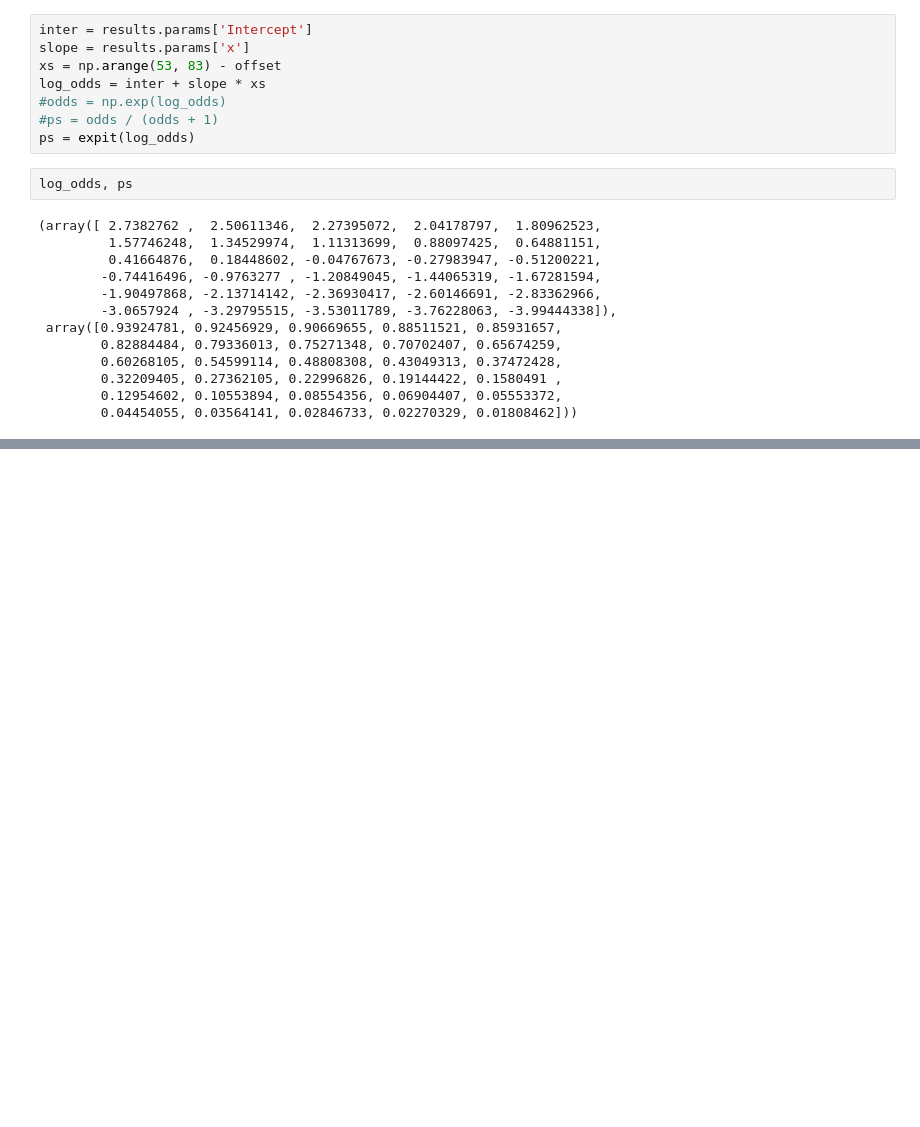
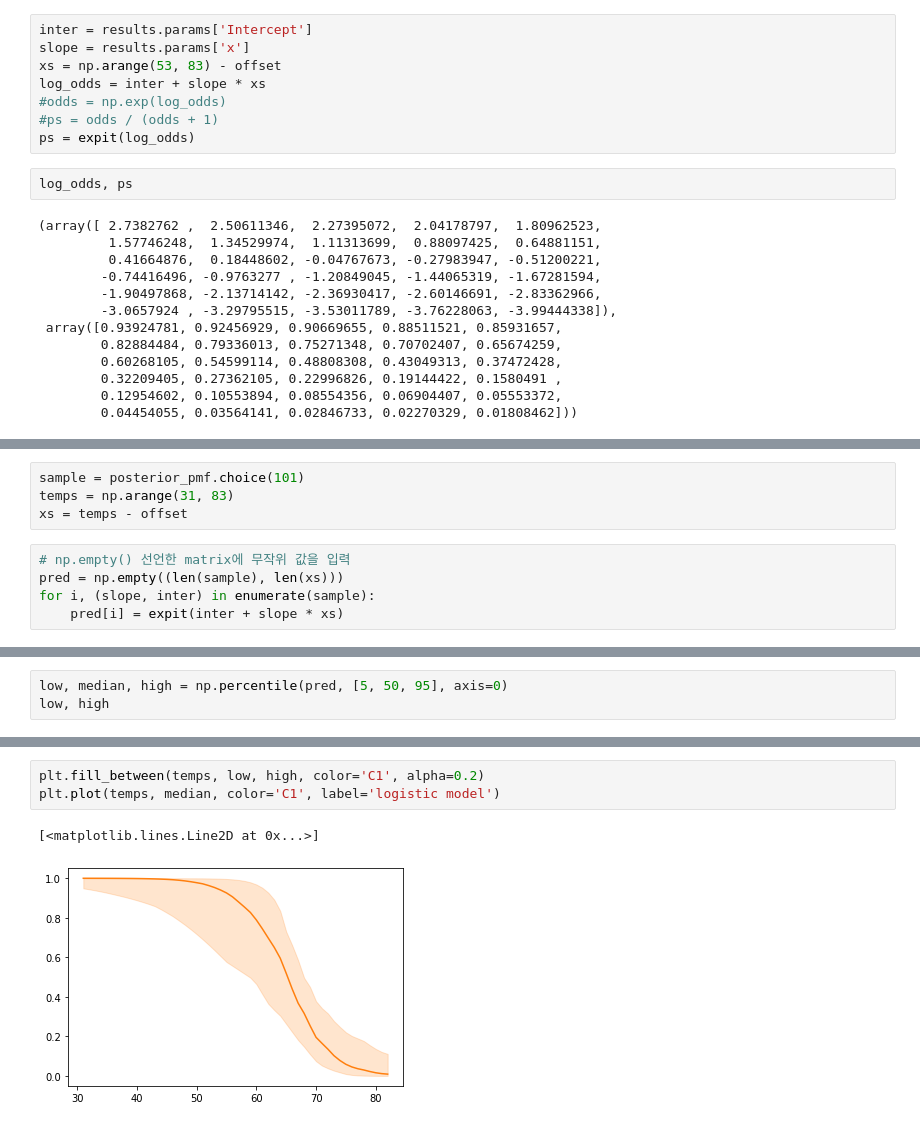
Before and after one commit to minstrel1149/think_bayes, a Jupyter notebook: Ch.16_Logistic_Regression.ipynb, the cells around one changed output, grey strips where cells are left out. Saved outputs shown, nothing was run; the diff lists cells and outputs as text; blank space fills up the shorter version.

```diff
--- a/Ch.16_Logistic_Regression.ipynb
+++ b/Ch.16_Logistic_Regression.ipynb
@@ -78,0 +175,9 @@ log_odds, ps
+# %%
+sample = posterior_pmf.choice(101)
+temps = np.arange(31, 83)
+xs = temps - offset
+# %%
+# np.empty() 선언한 matrix에 무작위 값을 입력
+pred = np.empty((len(sample), len(xs)))
+for i, (slope, inter) in enumerate(sample):
+    pred[i] = expit(inter + slope * xs)
@@ -78,0 +198,3 @@ log_odds, ps
+# %%
+low, median, high = np.percentile(pred, [5, 50, 95], axis=0)
+low, high
@@ -78,0 +219,6 @@ log_odds, ps
+# %%
+plt.fill_between(temps, low, high, color='C1', alpha=0.2)
+plt.plot(temps, median, color='C1', label='logistic model')
+# %% [output]
+[<matplotlib.lines.Line2D at 0x...>]
+[figure, added]
```
Also changed, not shown: parts of 13 cells of this notebook, 1 other file.
